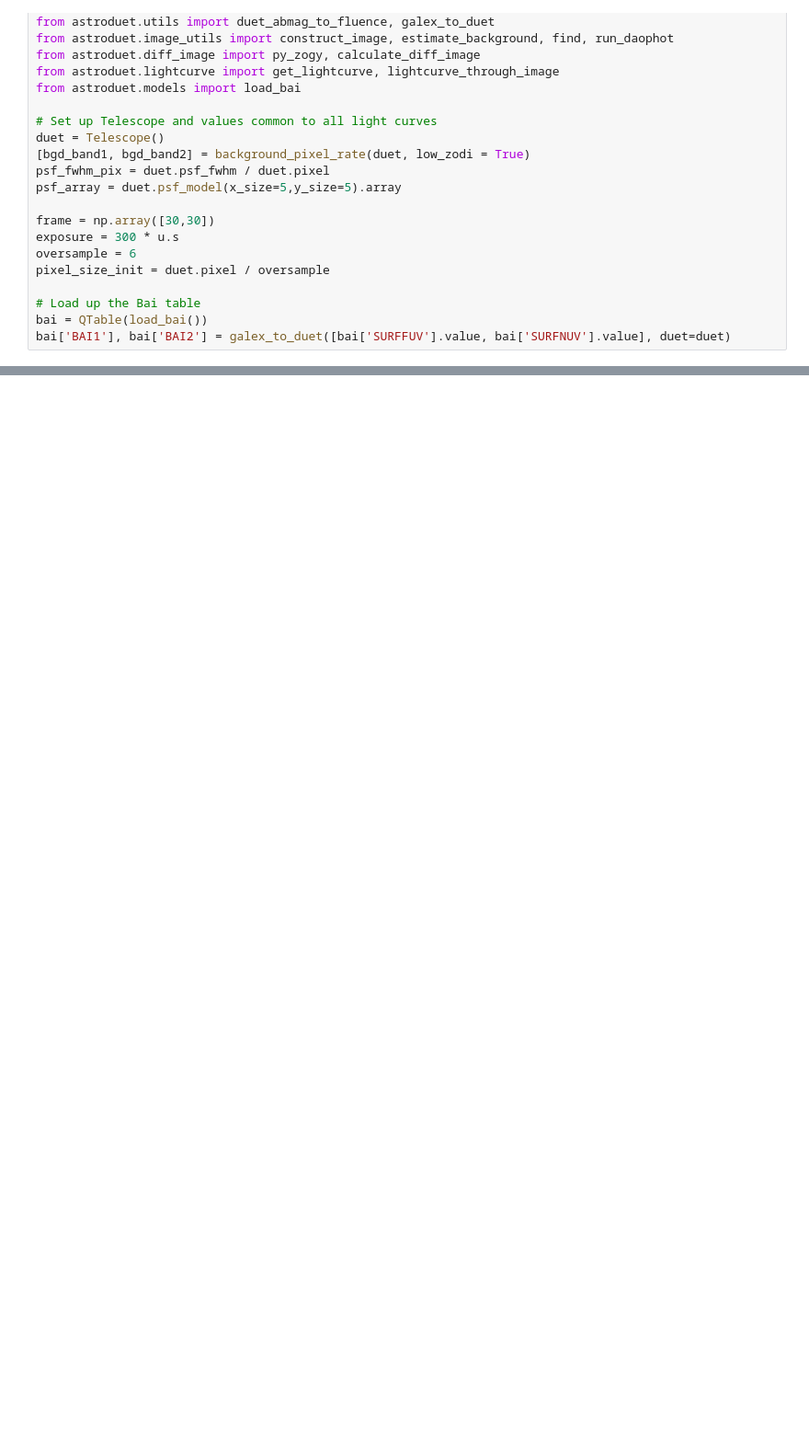
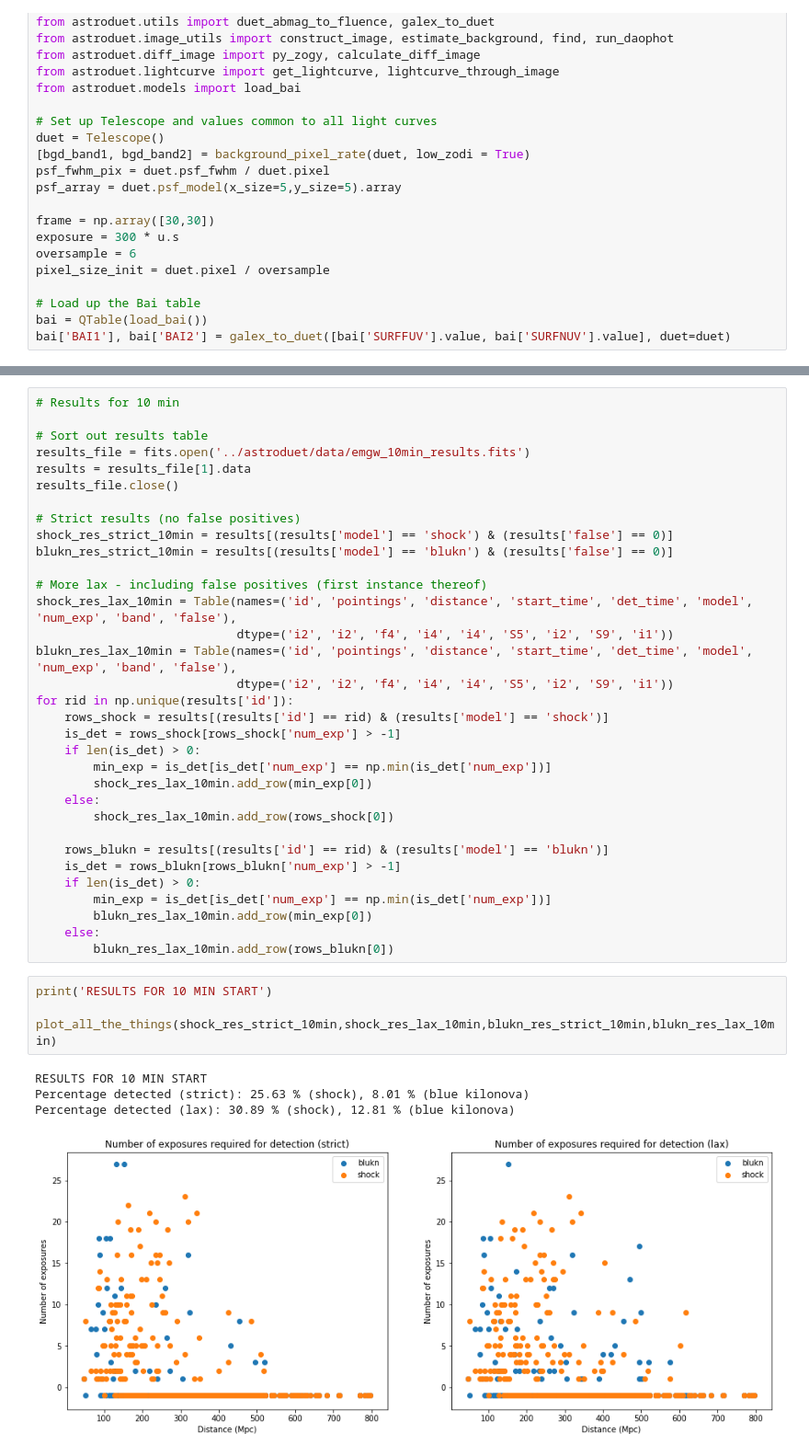
Before and after one commit to bwgref/duet-astro, a Jupyter notebook: notebooks/EMGW Detection Distance v3.ipynb, the cells around one changed output, grey strips where cells are left out. Shown at 92% size. Drawn from its saved outputs; the diff is of its cells as text; blank space fills up the shorter version.

Commit message:
EMGW detection results files and plots
Results files and plots for 10-min, 40-min and 70-min before tiling begins for EMGW events

```diff
--- a/notebooks/EMGW Detection Distance v3.ipynb
+++ b/notebooks/EMGW Detection Distance v3.ipynb
@@ -372,0 +692,42 @@ DUET2
+# %%
+# Results for 10 min
+
+# Sort out results table
+results_file = fits.open('../astroduet/data/emgw_10min_results.fits')
+results = results_file[1].data
+results_file.close()
+
+# Strict results (no false positives)
+shock_res_strict_10min = results[(results['model'] == 'shock') & (results['false'] == 0)]
+blukn_res_strict_10min = results[(results['model'] == 'blukn') & (results['false'] == 0)]
+
+# More lax - including false positives (first instance thereof)
+shock_res_lax_10min = Table(names=('id', 'pointings', 'distance', 'start_time', 'det_time', 'model', 'num_exp', 'band', 'false'),
+                            dtype=('i2', 'i2', 'f4', 'i4', 'i4', 'S5', 'i2', 'S9', 'i1'))
+blukn_res_lax_10min = Table(names=('id', 'pointings', 'distance', 'start_time', 'det_time', 'model', 'num_exp', 'band', 'false'),
+                            dtype=('i2', 'i2', 'f4', 'i4', 'i4', 'S5', 'i2', 'S9', 'i1'))
+for rid in np.unique(results['id']):
+    rows_shock = results[(results['id'] == rid) & (results['model'] == 'shock')]
+    is_det = rows_shock[rows_shock['num_exp'] > -1]
+    if len(is_det) > 0:
+        min_exp = is_det[is_det['num_exp'] == np.min(is_det['num_exp'])]
+        shock_res_lax_10min.add_row(min_exp[0])
+    else:
+        shock_res_lax_10min.add_row(rows_shock[0])
+
+    rows_blukn = results[(results['id'] == rid) & (results['model'] == 'blukn')]
+    is_det = rows_blukn[rows_blukn['num_exp'] > -1]
+    if len(is_det) > 0:
+        min_exp = is_det[is_det['num_exp'] == np.min(is_det['num_exp'])]
+        blukn_res_lax_10min.add_row(min_exp[0])
+    else:
+        blukn_res_lax_10min.add_row(rows_blukn[0])
+# %%
+print('RESULTS FOR 10 MIN START')
+
+plot_all_the_things(shock_res_strict_10min,shock_res_lax_10min,blukn_res_strict_10min,blukn_res_lax_10min)
+# %% [output]
+RESULTS FOR 10 MIN START
+Percentage detected (strict): 25.63 % (shock), 8.01 % (blue kilonova)
+Percentage detected (lax): 30.89 % (shock), 12.81 % (blue kilonova)
+[figure, added]
```
Also changed, not shown: parts of 12 cells of this notebook, 7 other files.
